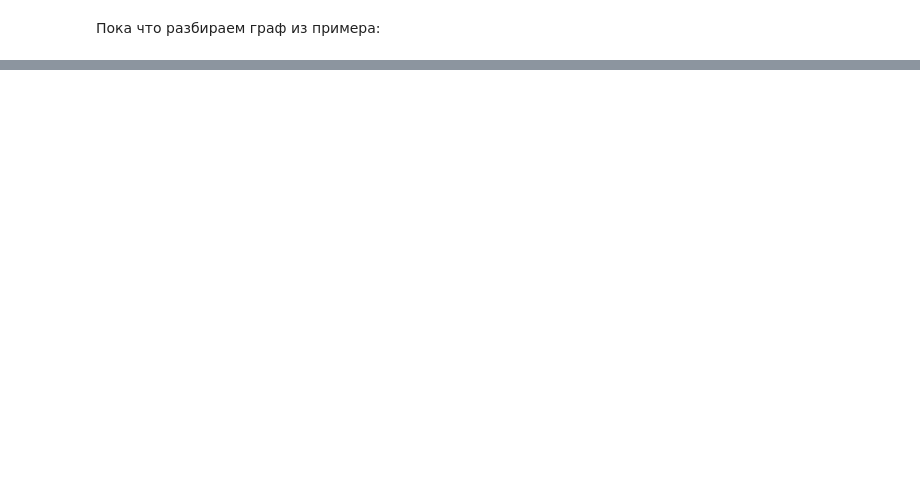
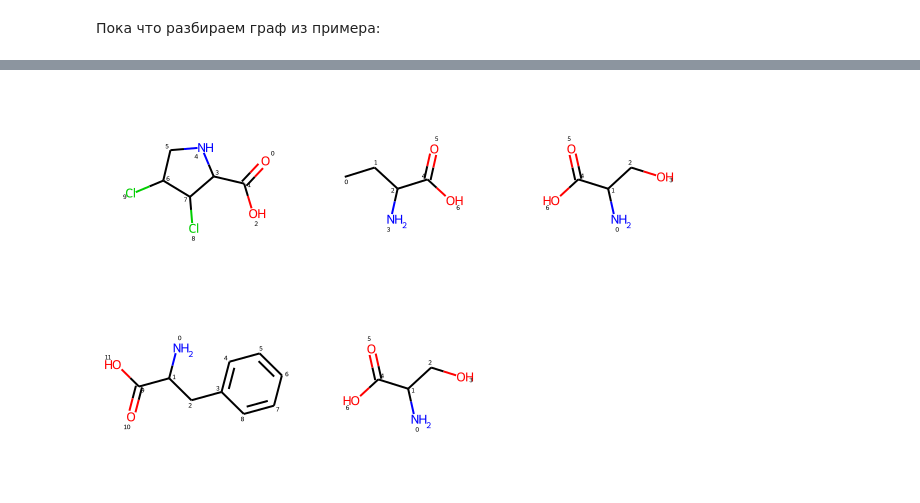
Before and after one commit to pavlov200912/nrp-generation, a Jupyter notebook: Rdkit_graph_drawing.ipynb, the cells around one changed output, grey strips where cells are left out. Saved outputs shown, nothing was run; the diff lists cells and outputs as text; code cells hidden in the pictures; blank space fills up the shorter version.

```diff
--- a/Rdkit_graph_drawing.ipynb
+++ b/Rdkit_graph_drawing.ipynb
@@ -102,0 +74,11 @@ Chem.MolFromSmiles('N[C@@]([H])(Cc1ccccc1)C(=O)N[C@@]([H])(CO)C(=O)N1[C@@]([H])(
+# %%
+def make_list_of_moleculas(list_of_acids):
+    """
+    Makes list of moleculas from string of moleculas
+
+    Returns: list of moleculas
+    """
+    list_of_mols = []
+    for acid in list_of_acids:
+        list_of_mols.append(Chem.MolFromSmiles(monomers_dict[acid]))
+    return list_of_mols
@@ -102,0 +183,2 @@ Chem.MolFromSmiles('N[C@@]([H])(Cc1ccccc1)C(=O)N[C@@]([H])(CO)C(=O)N1[C@@]([H])(
+# %%
+peptide_graph = Graph()
@@ -102,0 +189,6 @@ Chem.MolFromSmiles('N[C@@]([H])(Cc1ccccc1)C(=O)N[C@@]([H])(CO)C(=O)N1[C@@]([H])(
+# %%
+monomers = peptide_graph.list_of_monomers
+# %%
+MolsToGridImage(monomers)
+# %% [output]
+[figure, added]
```
Also changed, not shown: parts of 33 cells of this notebook.
